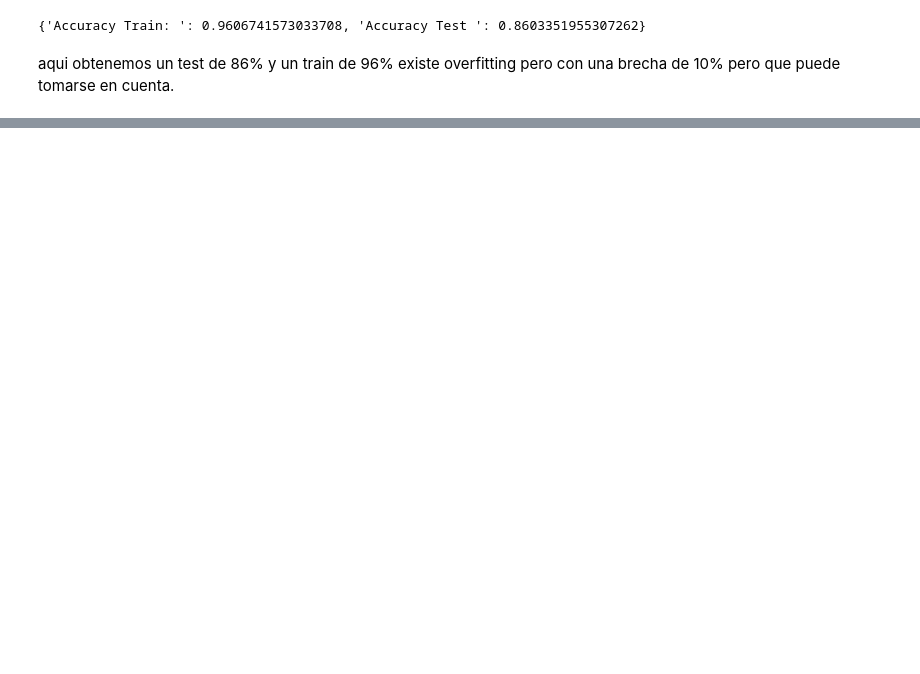
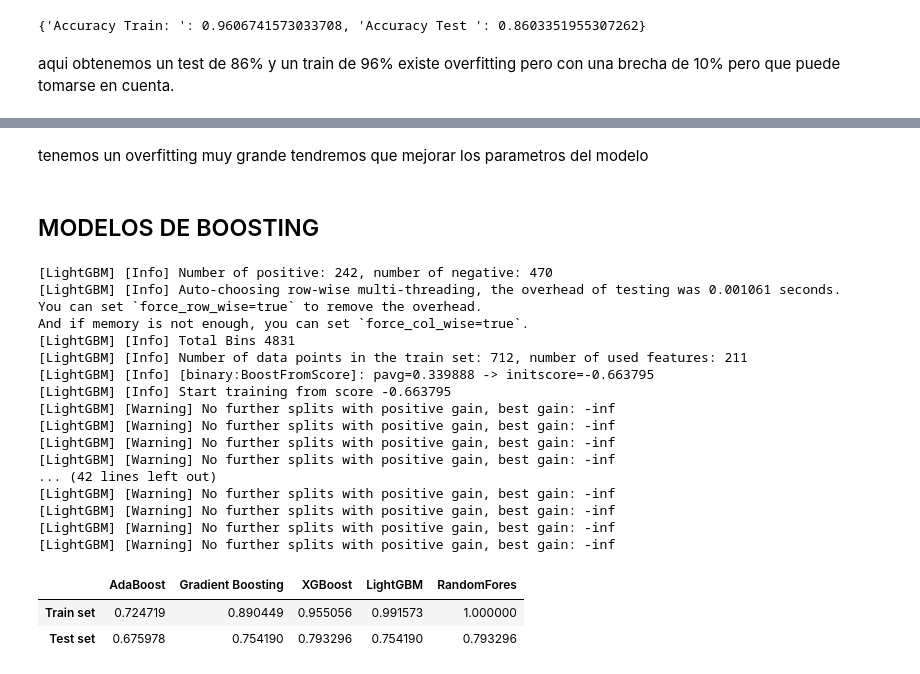
Before and after one commit to Betaniammc/streamlit, a Jupyter notebook: src/07-naive-bayes-playstore-reviews.ipynb, the cells around one changed output, grey strips where cells are left out. Drawn from its saved outputs; the diff is of its cells as text; code cells hidden in the pictures; blank space fills up the shorter version.

```diff
--- a/src/07-naive-bayes-playstore-reviews.ipynb
+++ b/src/07-naive-bayes-playstore-reviews.ipynb
@@ -333,0 +377,3 @@ metrics
+# %%
+model_rf = RandomForestClassifier(random_state = 42)
+model_rf.fit(X_train, y_train)
@@ -333,0 +388,77 @@ metrics
+# %% [markdown]
+tenemos un overfitting muy grande tendremos que mejorar los parametros del modelo
+# %% [markdown]
+## MODELOS DE BOOSTING
+# %%
+xgb = XGBClassifier(n_estimators=50,
+                    learning_rate=0.1,
+                    random_state=18,
+                    use_label_encoder=False,
+                    eval_metric='mlogloss')
+ada = AdaBoostClassifier(n_estimators=200,
+                         learning_rate=0.1,
+                         random_state=18)
+gb = GradientBoostingClassifier(n_estimators=50,
+                                learning_rate=0.1,
+                                random_state=18)
+lgb = LGBMClassifier(n_estimators=50,
+                     learning_rate=0.1,
+                     random_state=18)
+# %%
+xgb.fit(X_train, y_train)
+ada.fit(X_train, y_train)
+gb.fit(X_train, y_train)
+lgb.fit(X_train, y_train)
+model_rf.fit(X_train, y_train)
+
+# predicción
+ada_y_pred_test = ada.predict(X_test)
+gb_y_pred_test = gb.predict(X_test)
+xgb_y_pred_test = xgb.predict(X_test)
+lgb_y_pred_test = lgb.predict(X_test)
+rf_y_pred_test = model_rf.predict(X_test)
+
+ada_y_pred_train = ada.predict(X_train)
+gb_y_pred_train = gb.predict(X_train)
+xgb_y_pred_train = xgb.predict(X_train)
+lgb_y_pred_train = lgb.predict(X_train)
+model_rf_y_pred_train = model_rf.predict(X_train)
+
+accuracy_train = (accuracy_score(y_train, ada_y_pred_train),
+                  accuracy_score(y_train, gb_y_pred_train),
+                  accuracy_score(y_train, xgb_y_pred_train),
+                  accuracy_score(y_train, lgb_y_pred_train),
+                  accuracy_score(y_train, model_rf_y_pred_train))
+
+accuracy_test = (accuracy_score(y_test, ada_y_pred_test),
+                 accuracy_score(y_test, gb_y_pred_test),
+                 accuracy_score(y_test, xgb_y_pred_test),
+                 accuracy_score(y_test, lgb_y_pred_test),
+                 accuracy_score(y_test, rf_y_pred_test))
+
+accuracy = pd.DataFrame(data=[accuracy_train, accuracy_test],
+                        columns=['AdaBoost', 'Gradient Boosting', 'XGBoost', 'LightGBM','RandomFores'],
+                        index=['Train set', 'Test set'])
+
+accuracy
+# %% [output]
+[LightGBM] [Info] Number of positive: 242, number of negative: 470
+[LightGBM] [Info] Auto-choosing row-wise multi-threading, the overhead of testing was 0.001061 seconds.
+You can set `force_row_wise=true` to remove the overhead.
+And if memory is not enough, you can set `force_col_wise=true`.
+[LightGBM] [Info] Total Bins 4831
+[LightGBM] [Info] Number of data points in the train set: 712, number of used features: 211
+[LightGBM] [Info] [binary:BoostFromScore]: pavg=0.339888 -> initscore=-0.663795
+[LightGBM] [Info] Start training from score -0.663795
+[LightGBM] [Warning] No further splits with positive gain, best gain: -inf
+[LightGBM] [Warning] No further splits with positive gain, best gain: -inf
+[LightGBM] [Warning] No further splits with positive gain, best gain: -inf
+[LightGBM] [Warning] No further splits with positive gain, best gain: -inf
+... (42 lines left out)
+[LightGBM] [Warning] No further splits with positive gain, best gain: -inf
+[LightGBM] [Warning] No further splits with positive gain, best gain: -inf
+[LightGBM] [Warning] No further splits with positive gain, best gain: -inf
+[LightGBM] [Warning] No further splits with positive gain, best gain: -inf
+|  | AdaBoost | Gradient Boosting | XGBoost | LightGBM | RandomFores |
+| Train set | 0.724719 | 0.890449 | 0.955056 | 0.991573 | 1.000000 |
+| Test set | 0.675978 | 0.754190 | 0.793296 | 0.754190 | 0.793296 |
```
Also changed, not shown: parts of 40 cells of this notebook, 1 other file.
